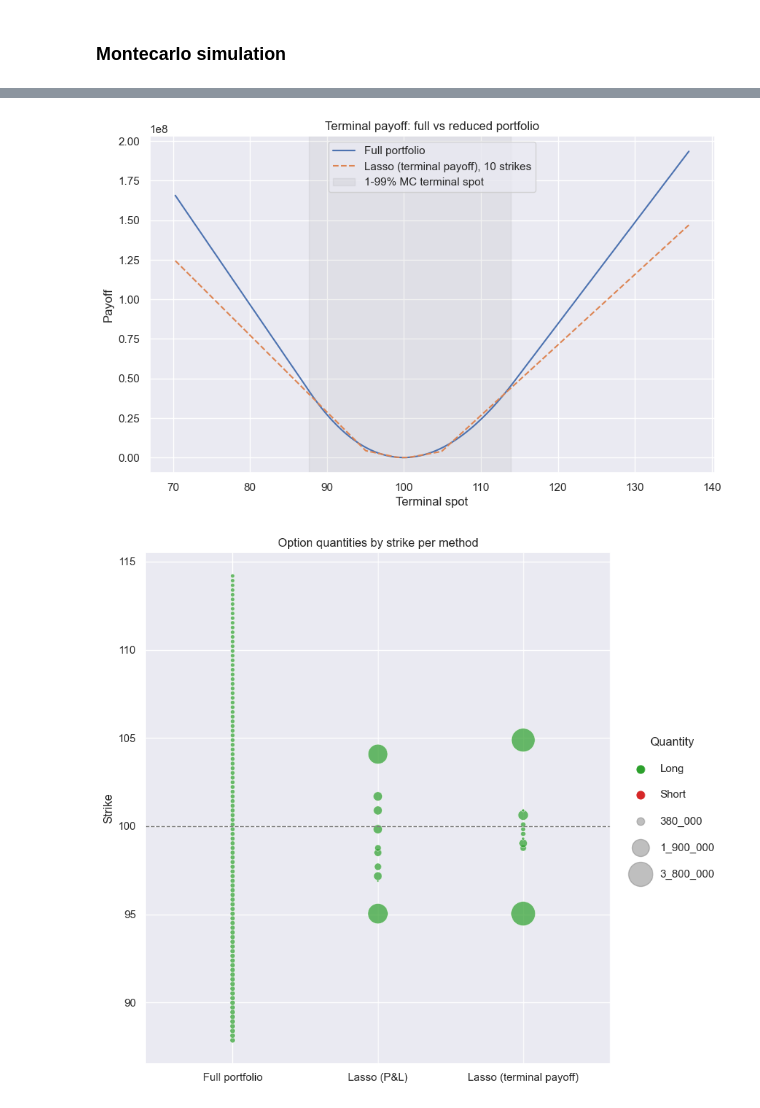
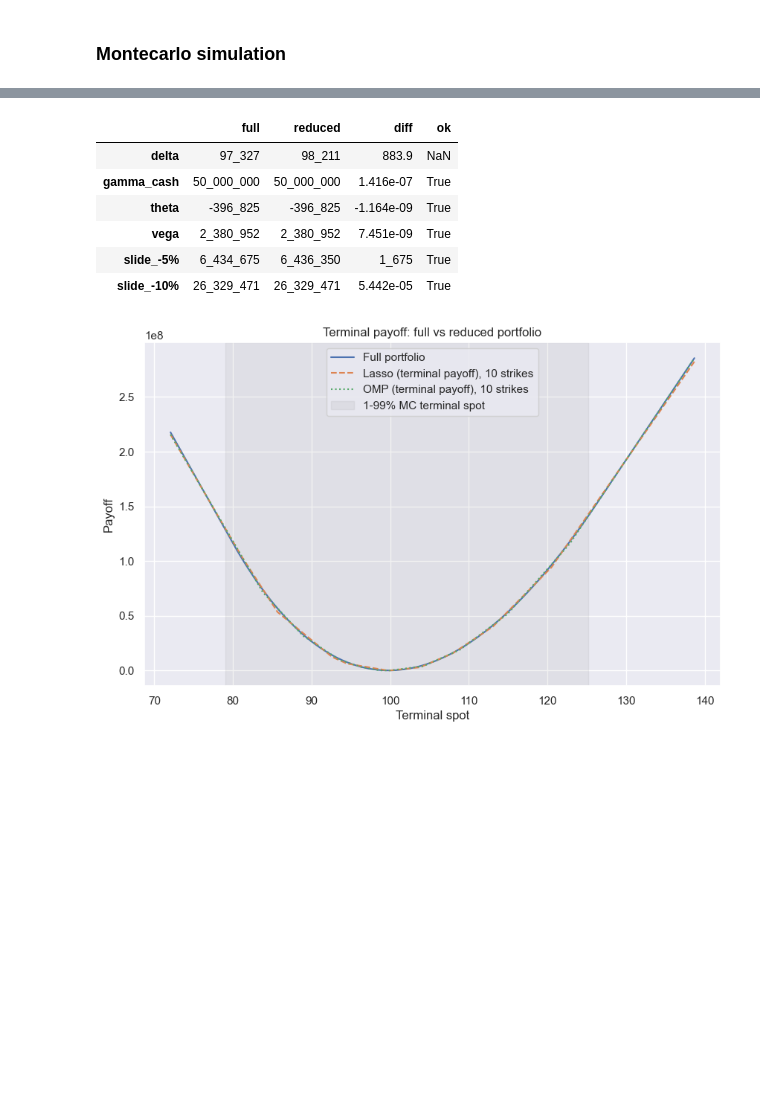
Before and after one commit to kevinlaventure/python_code, a Jupyter notebook: strike_reduction.ipynb, the cells around one changed output, grey strips where cells are left out. Saved outputs shown, nothing was run; the diff lists cells and outputs as text; code cells hidden in the pictures; blank space fills up the shorter version.

```diff
--- a/strike_reduction.ipynb
+++ b/strike_reduction.ipynb
@@ -125,0 +145,7 @@ Quantity scale: 202,239,106 (t0 gamma cash = 50,000,000)
+# %%
+# t0 risk of each option position (unit risk x quantity): delta, gamma cash, theta, vega and the delta hedged slides
+# PV(S0 * (1 + x)) - PV(S0) - delta * S0 * x for each shock x in slide_shocks (see option_risk_table).
+risk_positions = option_risk_table(positions, S0, T, r, sigma, slide_shocks)
+slide_columns = [c for c in risk_positions.columns if c.startswith("slide_")]
+full_risk = risk_positions.sum()
+display(full_risk.to_frame("full portfolio"))
@@ -199,20 +228,15 @@ dt = T / n_steps
 step_index = pd.RangeIndex(1, n_steps + 1, name="step")                    # step i is the P&L over day i (from step i-1 to i)
 spot_step_index = pd.RangeIndex(0, n_steps + 1, name="step")               # spot fixings, step 0 is S0
 
-portfolio["name"] = portfolio["option_type"] + "_" + portfolio["strike"].round(2).astype(str)
-option_names = portfolio["name"].tolist()
-is_call = (portfolio["option_type"] == "call").to_numpy()
-
 # Option values and spot deltas on every path, step and strike: shape (n_paths, n_steps + 1, n_options)
 values = np.empty((n_paths, n_steps + 1, n_options))
 deltas = np.zeros((n_paths, n_steps + 1, n_options))
 for j in range(n_steps + 1):
     tau = T - j * dt
-    S_j = spot_paths[:, j][:, None]
     if j == n_steps:
-        values[:, j] = np.where(is_call, np.maximum(S_j - strikes, 0.0), np.maximum(strikes - S_j, 0.0))
+        values[:, j] = intrinsic_values(spot_paths[:, j])
         continue
-    F_j = S_j * np.exp(r * tau)
+    F_j = spot_paths[:, j][:, None] * np.exp(r * tau)
     for option_type, mask in (("call", is_call), ("put", ~is_call)):
         res = BSMModel.compute_option_with_forward(F_j, strikes[mask], tau, r, sigma, option_type, compute_greeks=True)
         values[:, j, mask] = res["price"]
@@ -412,6 +428,6 @@ def plot_strike_map(method_quantities):
 
 method_quantities = {
     "Full portfolio": portfolio.set_index("strike")["quantity"],
-    "Lasso (P&L)": reduced_portfolio.set_index("strike")["reduced_quantity"],
+    "Lasso (P&L)": reduced_pnl_portfolio.set_index("strike")["reduced_quantity"],
+    "OMP (P&L)": reduced_pnl_omp_portfolio.set_index("strike")["reduced_quantity"],
 }
-plot_strike_map(method_quantities)
@@ -422,30 +436,45 @@ plot_strike_map(method_quantities)
 # %%
-# Features: terminal payoff of each option position; target: terminal payoff of the full portfolio.
-# The payoffs are sampled at the Monte Carlo terminal spots, so strikes are weighted by how likely the spot ends there,
-# and the same train / test paths as the P&L lasso are used.
+# Replicate the terminal payoff of the full portfolio under the t0 risk constraints. The payoffs are sampled at the
+# Monte Carlo terminal spots, so strikes are weighted by how likely the spot ends there.
+# Inputs are indexed by terminal spot level (rows) and option strike (columns / risk index).
 terminal_spots = spot_paths[:, -1]
-X_payoff = pd.DataFrame(
-    np.where(is_call, np.maximum(terminal_spots[:, None] - strikes, 0.0), np.maximum(strikes - terminal_spots[:, None], 0.0)) * quantities,
-    index=summary.index, columns=option_names,
+option_terminal_payoff = pd.DataFrame(
+    intrinsic_values(terminal_spots) * quantities,
+    index=pd.Index(terminal_spots, name="terminal_spot"), columns=pd.Index(strikes, name="strike"),
 )
-y_payoff = X_payoff.sum(axis=1)
+portfolio_terminal_payoff = option_terminal_payoff.sum(axis=1)
+risk_by_strike = risk_positions.set_axis(option_terminal_payoff.columns)
 
-payoff_candidates, payoff_best = relaxed_lasso(
-    X_payoff[train_mask], y_payoff[train_mask], X_payoff[~train_mask], y_payoff[~train_mask], n_selected_options
-)
+def weights_by_name(result):
+    """Re-index a strike-indexed result by option name, as used by the other sections of the notebook."""
+    return result._replace(weights=result.weights.rename(index=portfolio.set_index("strike")["name"]))
+
+payoff_best = weights_by_name(terminal_payoff_lasso(
+    portfolio_terminal_payoff, option_terminal_payoff, n_selected_options,
+    t0_risk=risk_by_strike, risk_floor=risk_constraints["floors"], risk_tolerance=risk_constraints["bands"],
+))
 reduced_payoff_portfolio = reduced_positions(payoff_best)
-print(f"Selected {payoff_best['n_strikes']} of {n_options} options (alpha = {payoff_best['alpha']:_.0f})")
-print(f"Terminal payoff R2 train = {payoff_best['r2_train']:.4f}, test = {payoff_best['r2_test']:.4f}")
-print(f"Hedged P&L R2 test = {pnl_r2_test(reduced_payoff_portfolio):.4f} (P&L lasso: {best['r2_test']:.4f})")
+payoff_omp = weights_by_name(omp(
+    option_terminal_payoff, portfolio_terminal_payoff, risk_by_strike, n_selected_options, **risk_constraints
+))
+reduced_payoff_omp_portfolio = reduced_positions(payoff_omp)
+for name, fit, reduced in (("Lasso", payoff_best, reduced_payoff_portfolio), ("OMP", payoff_omp, reduced_payoff_omp_portfolio)):
+    print(f"{name}: {len(fit.weights)} of {n_options} options, terminal payoff R2 = {fit.r2:.4f}, "
+          f"hedged P&L R2 = {pnl_r2(reduced):.4f}")
 display(reduced_payoff_portfolio)
+display(payoff_best.risk_check)
+display(reduced_payoff_omp_portfolio)
+display(payoff_omp.risk_check)
 
 # Terminal payoff of the full vs reduced portfolio on the same spot grid as the Terminal Payoff section
-reduced_intrinsic = pd.DataFrame(intrinsic, columns=option_names)[reduced_payoff_portfolio.index].to_numpy()
-reduced_terminal_payoff = reduced_intrinsic @ reduced_payoff_portfolio["reduced_quantity"].to_numpy()
+intrinsic_df = pd.DataFrame(intrinsic, columns=option_names)
+def grid_payoff(reduced):
+    return intrinsic_df[reduced.index].to_numpy() @ reduced["reduced_quantity"].to_numpy()
 
 fig, ax = plt.subplots(figsize=(10, 6))
 ax.plot(terminal_spot, terminal_payoff, label="Full portfolio")
-ax.plot(terminal_spot, reduced_terminal_payoff, linestyle="--", label=f"Lasso (terminal payoff), {payoff_best['n_strikes']} strikes")
+ax.plot(terminal_spot, grid_payoff(reduced_payoff_portfolio), linestyle="--", label=f"Lasso (terminal payoff), {len(payoff_best.weights)} strikes")
+ax.plot(terminal_spot, grid_payoff(reduced_payoff_omp_portfolio), linestyle=":", label=f"OMP (terminal payoff), {len(payoff_omp.weights)} strikes")
 ax.axvspan(*np.percentile(terminal_spots, [1, 99]), alpha=0.1, color="gray", label="1-99% MC terminal spot")
 ax.set_xlabel("Terminal spot")
 ax.set_ylabel("Payoff")
@@ -454,5 +483,5 @@ ax.legend(loc="upper center")
 plt.show()
 
 method_quantities["Lasso (terminal payoff)"] = reduced_payoff_portfolio.set_index("strike")["reduced_quantity"]
-plot_strike_map(method_quantities)
+method_quantities["OMP (terminal payoff)"] = reduced_payoff_omp_portfolio.set_index("strike")["reduced_quantity"]
 # %% [output]
@@ -473,3 +521,9 @@ Hedged P&L R2 test = 0.9285 (P&L lasso: 0.9336)
+|  | full | reduced | diff | ok |
+| delta | 97_327 | 98_211 | 883.9 | NaN |
+| gamma_cash | 50_000_000 | 50_000_000 | 1.416e-07 | True |
+| theta | -396_825 | -396_825 | -1.164e-09 | True |
+| vega | 2_380_952 | 2_380_952 | 7.451e-09 | True |
+| slide_-5% | 6_434_675 | 6_436_350 | 1_675 | True |
+| slide_-10% | 26_329_471 | 26_329_471 | 5.442e-05 | True |
-[figure, old version]
+[figure, new version]
-[figure, removed]
 # %% [markdown]
```
Also changed, not shown: parts of 19 cells of this notebook, 2 other files.
